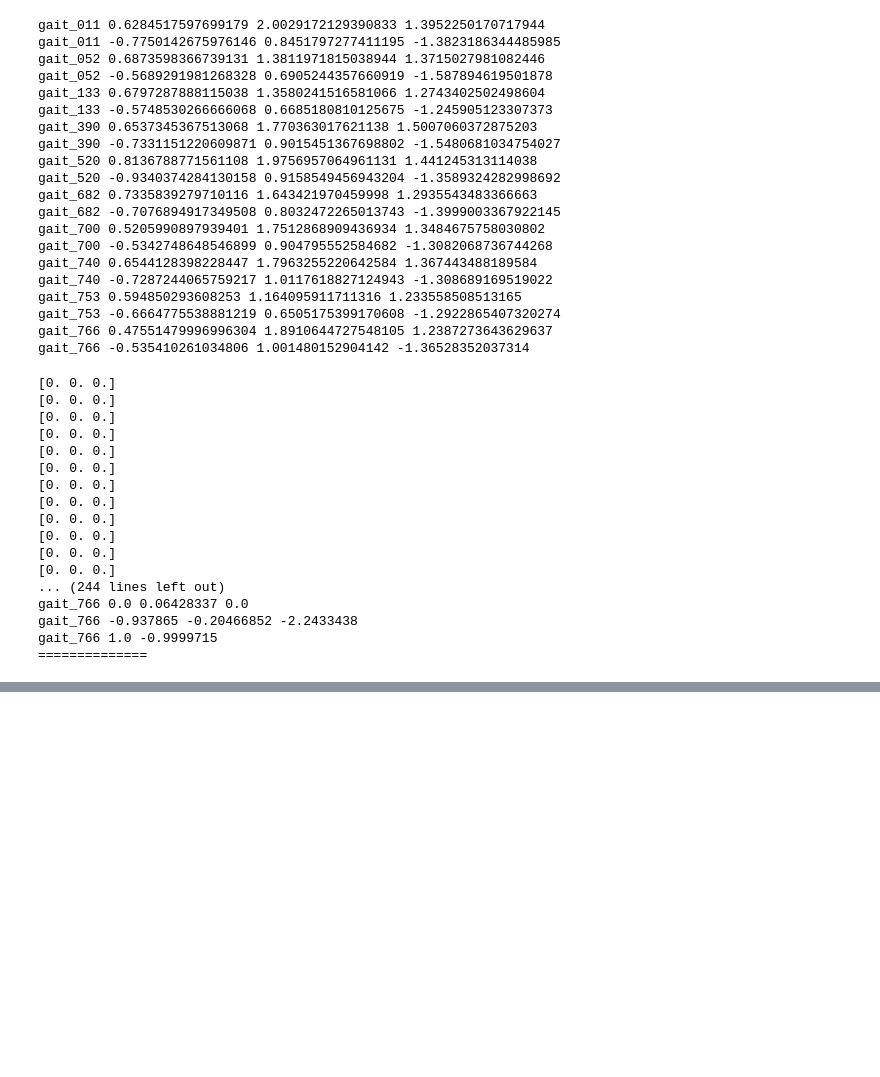
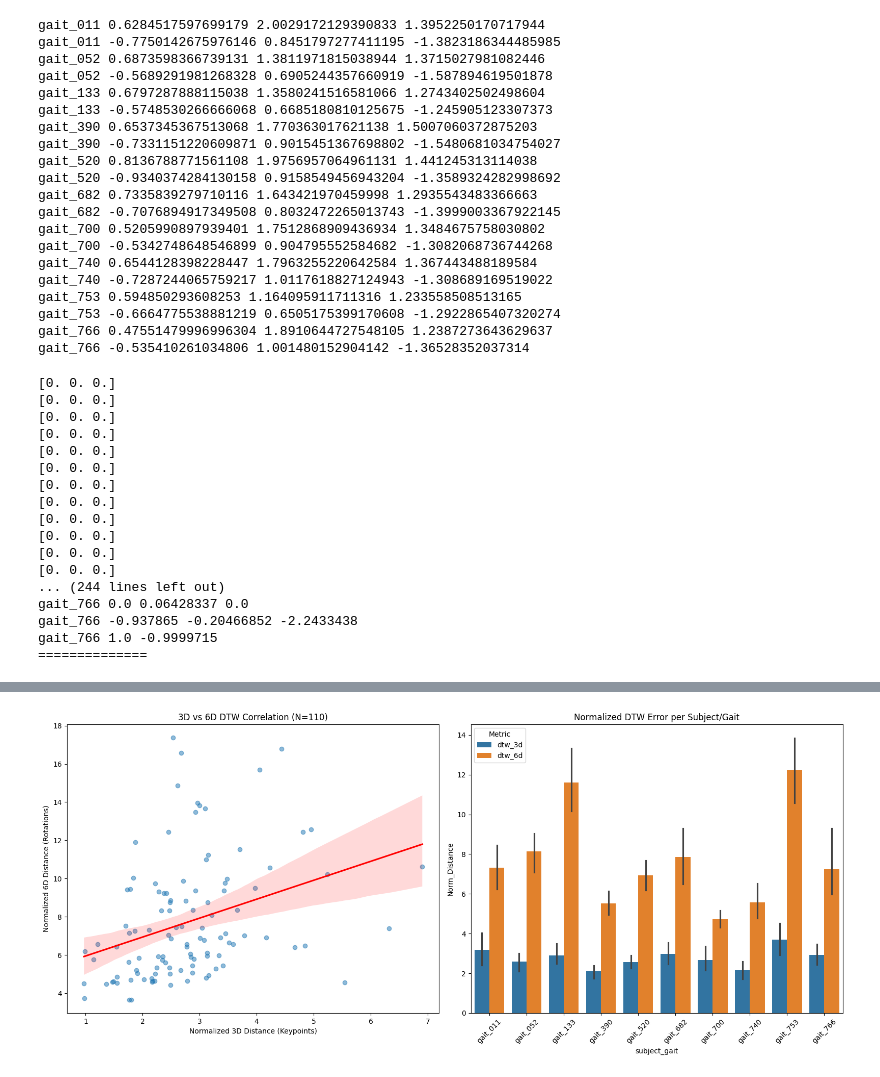
Before and after one commit to Rui1818/3d_motion_generation_cp, a Jupyter notebook: stats.ipynb, the cells around one changed output, grey strips where cells are left out. Saved outputs shown, nothing was run; the diff lists cells and outputs as text; code cells hidden in the pictures; blank space fills up the shorter version.

```diff
--- a/stats.ipynb
+++ b/stats.ipynb
@@ -105,0 +211,87 @@ gait_766 1.0 -0.9999715
+# %%
+import os
+import numpy as np
+import pandas as pd
+import matplotlib.pyplot as plt
+import seaborn as sns
+from scipy.stats import pearsonr
+import fastdtw
+
+# Initialize list OUTSIDE the loop to collect all subjects
+all_results = []
+root = "mydataset"
+
+for gait in os.listdir(root):
+    gait_path = os.path.join(root, gait)
+    if not os.path.isdir(gait_path): continue
+
+    print(f"Processing gait: {gait}...")
+
+    for take in os.listdir(gait_path):
+        # We look for c1 and match it with its c2 pair
+        if '_c1' in take:
+            try:
+                # 1. Load 3D Keypoints
+                path_orth = os.path.join(gait_path, take, "split_subjects/0/keypoints_3d/smpl-keypoints-3d_cut.npy")
+                path_crouch = os.path.join(gait_path, take.replace('c1','c2'), "split_subjects/0/keypoints_3d/smpl-keypoints-3d_cut.npy")
+
+                data_3d_1 = np.load(path_orth)
+                data_3d_2 = np.load(path_crouch)
+
+                # 2. Load 6D Parameters
+                path_orth_6d = os.path.join(gait_path, take, "split_subjects/0/fit-smplx/smplx-params_cut.npz")
+                path_crouch_6d = os.path.join(gait_path, take.replace('c1','c2'), "split_subjects/0/fit-smplx/smplx-params_cut.npz")
+
+                data_6d_1 = smplx_to_6d(path_orth_6d)['motion_6d']
+                data_6d_2 = smplx_to_6d(path_crouch_6d)['motion_6d']
+
+                # 3. Calculate DTW with Normalization (distance / path_length)
+                dist_3d, path_3d = fastdtw.fastdtw(data_3d_1, data_3d_2)
+                norm_dist_3d = dist_3d / len(path_3d)
+
+                dist_6d, path_6d = fastdtw.fastdtw(data_6d_1, data_6d_2)
+                norm_dist_6d = dist_6d / len(path_6d)
+
+                # 4. Append to global list
+                all_results.append({
+                    'subject_gait': gait, # This identifies your 11 subjects
+                    'take_id': take,
+                    'dtw_3d': norm_dist_3d,
+                    'dtw_6d': norm_dist_6d
+                })
+            except Exception as e:
+                print(f"Skipping {take} due to error: {e}")
+
+# Create DataFrame
+df = pd.DataFrame(all_results)
+
+# --- Visualization ---
+plt.figure(figsize=(16, 7))
+
+# Plot A: Regression (Relationship between 3D and 6D)
+plt.subplot(1, 2, 1)
+sns.regplot(data=df, x='dtw_3d', y='dtw_6d', scatter_kws={'alpha':0.5}, line_kws={'color':'red'})
+plt.title(f'3D vs 6D DTW Correlation (N={len(df)})')
+plt.xlabel('Normalized 3D Distance (Keypoints)')
+plt.ylabel('Normalized 6D Distance (Rotations)')
+
+# Plot B: Performance by Subject/Gait
+plt.subplot(1, 2, 2)
+# To compare them on the same axis, we plot them side-by-side
+df_melted = df.melt(id_vars='subject_gait', value_vars=['dtw_3d', 'dtw_6d'],
+                    var_name='Metric', value_name='Norm_Distance')
+
+sns.barplot(data=df_melted, x='subject_gait', y='Norm_Distance', hue='Metric')
+plt.xticks(rotation=45)
+plt.title('Normalized DTW Error per Subject/Gait')
+
+plt.tight_layout()
+plt.show()
+
+# --- Statistics ---
+corr, p_val = pearsonr(df['dtw_3d'], df['dtw_6d'])
+print(f"\n--- Global Analysis ---")
+print(f"Pearson Correlation: {corr:.4f} (p-value: {p_val:.4e})")
+print("\nMean Error per Subject:")
+print(df.groupby('subject_gait')[['dtw_3d', 'dtw_6d']].mean())
+# %% [output]
@@ -105,0 +308 @@ gait_766 1.0 -0.9999715
+[figure, added]
```
Also changed, not shown: parts of 4 cells of this notebook, 8 other files.
